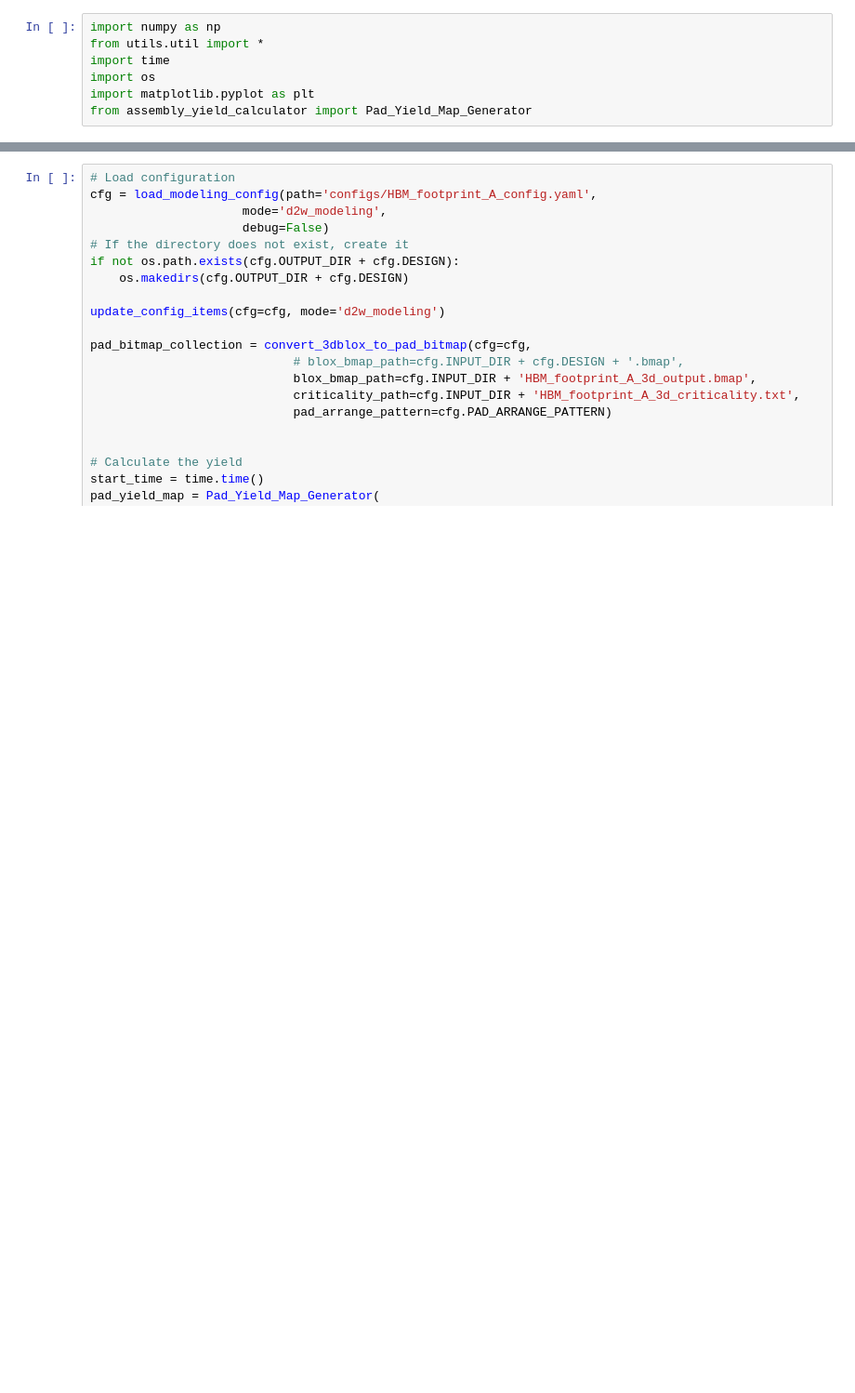
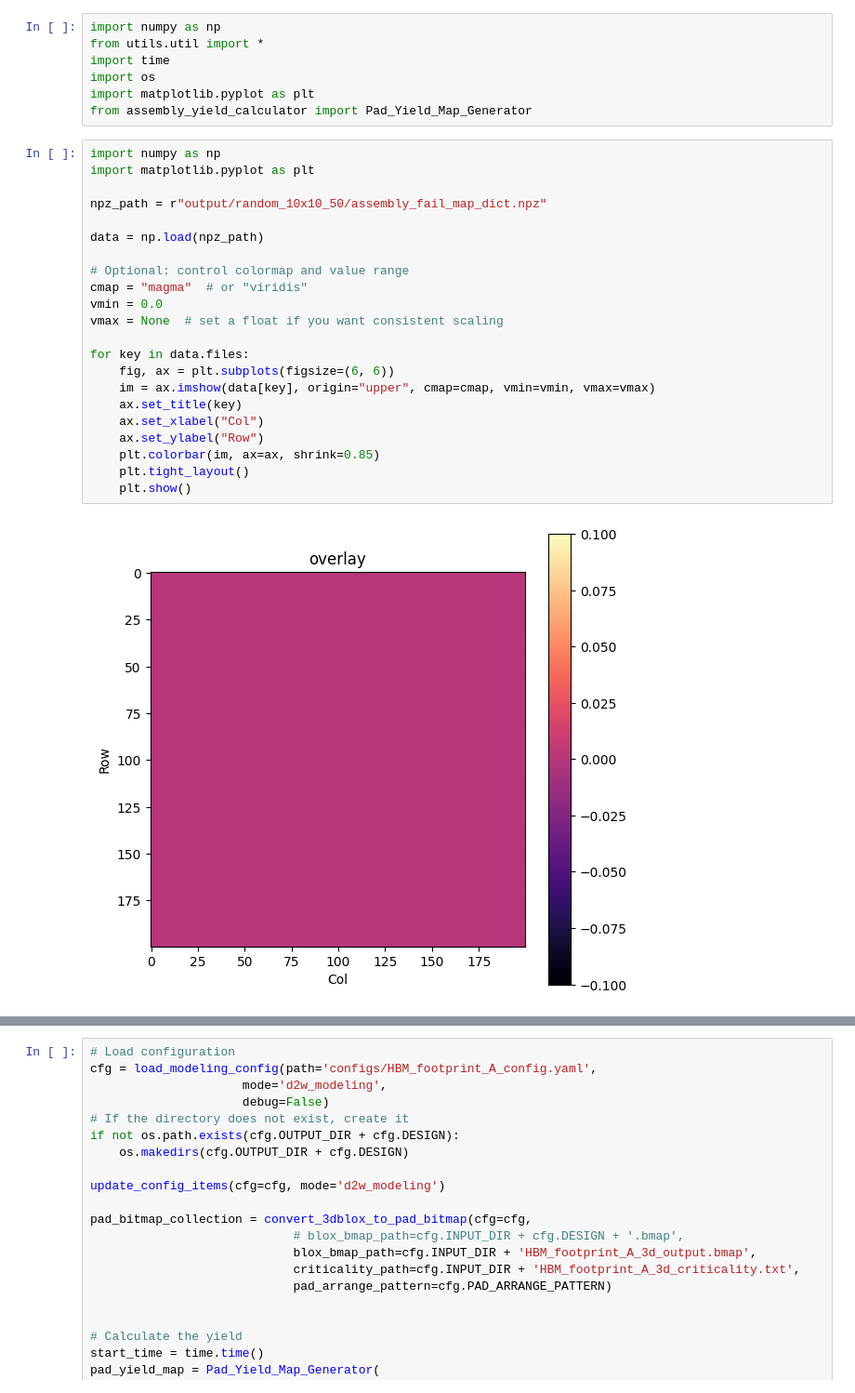
Before and after one commit to nanocad-lab/YAP, a Jupyter notebook: D2W/calculator_main.ipynb, the cells around one changed output, grey strips where cells are left out. Shown at 93% size. Saved outputs shown, nothing was run; the diff lists cells and outputs as text; blank space fills up the shorter version.

Commit message:
Update D2W and W2W with simulation failure reasons (heatmap)

```diff
--- a/D2W/calculator_main.ipynb
+++ b/D2W/calculator_main.ipynb
@@ -13,3 +13,27 @@ import time
 import os
 import matplotlib.pyplot as plt
 from assembly_yield_calculator import Pad_Yield_Map_Generator
+# %%
+import numpy as np
+import matplotlib.pyplot as plt
+
+npz_path = r"output/random_10x10_50/assembly_fail_map_dict.npz"
+
+data = np.load(npz_path)
+
+# Optional: control colormap and value range
+cmap = "magma"  # or "viridis"
+vmin = 0.0
+vmax = None  # set a float if you want consistent scaling
+
+for key in data.files:
+    fig, ax = plt.subplots(figsize=(6, 6))
+    im = ax.imshow(data[key], origin="upper", cmap=cmap, vmin=vmin, vmax=vmax)
+    ax.set_title(key)
+    ax.set_xlabel("Col")
+    ax.set_ylabel("Row")
+    plt.colorbar(im, ax=ax, shrink=0.85)
+    plt.tight_layout()
+    plt.show()
+# %% [output]
+[figure, added]
```
Also changed, not shown: parts of 1 cell of this notebook, 9 other files.
